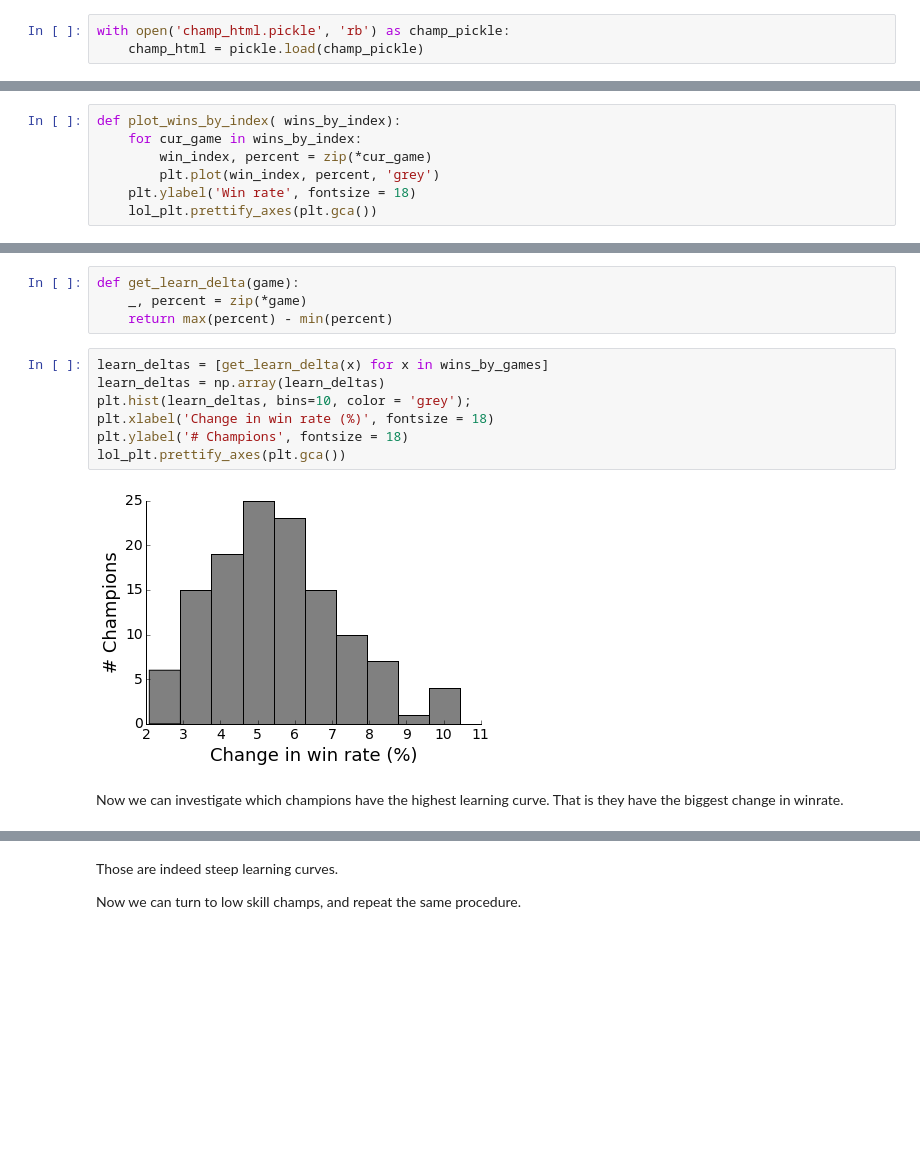
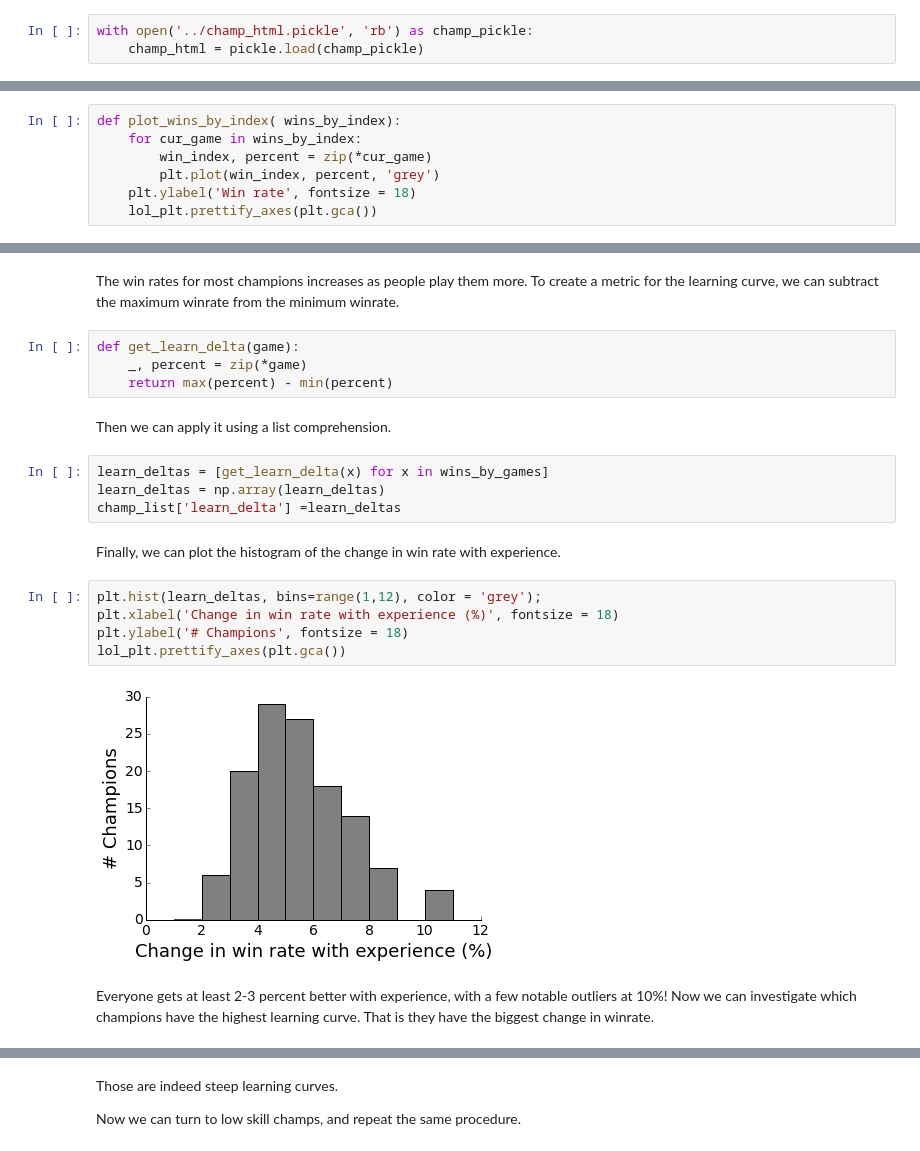
Before and after one commit to map222/lolML, a Jupyter notebook: notebooks/Champion skill.ipynb, the cells around one changed output, grey strips where cells are left out. Cells and saved outputs as stored; diff of their text form; blank space fills up the shorter version.

```diff
--- a/notebooks/Champion skill.ipynb
+++ b/notebooks/Champion skill.ipynb
@@ -33,7 +37,7 @@ To save time (and League of Graph's bandwidth), you can save the html to your co
 with open('champ_html.pickle', 'wb') as champ_pickle:
     pickle.dump(champ_html, champ_pickle)
 # %%
-with open('champ_html.pickle', 'rb') as champ_pickle:
+with open('../champ_html.pickle', 'rb') as champ_pickle:
     champ_html = pickle.load(champ_pickle)
 # %%
 del champ_html[49] # delete kindred
@@ -68,18 +71,26 @@ Most champions increase their winrate as the number of games played increases. T
+# %% [markdown]
+The win rates for most champions increases as people play them more. To create a metric for the learning curve, we can subtract the maximum winrate from the minimum winrate.
 # %%
 def get_learn_delta(game):
     _, percent = zip(*game)
     return max(percent) - min(percent)
+# %% [markdown]
+Then we can apply it using a list comprehension.
+# %%
+learn_deltas = [get_learn_delta(x) for x in wins_by_games]
+learn_deltas = np.array(learn_deltas)
+champ_list['learn_delta'] =learn_deltas
+# %% [markdown]
+Finally,  we can plot the histogram of the change in win rate with experience.
 # %%
-learn_deltas = [get_learn_delta(x) for x in wins_by_games]
-learn_deltas = np.array(learn_deltas)
-plt.hist(learn_deltas, bins=10, color = 'grey');
-plt.xlabel('Change in win rate (%)', fontsize = 18)
+plt.hist(learn_deltas, bins=range(1,12), color = 'grey');
+plt.xlabel('Change in win rate with experience (%)', fontsize = 18)
 plt.ylabel('# Champions', fontsize = 18)
 lol_plt.prettify_axes(plt.gca())
 # %% [output]
-[figure, old version]
+[figure, new version]
 # %% [markdown]
-Now we can investigate which champions have the highest learning curve. That is they have the biggest change in winrate.
+Everyone gets at least 2-3 percent better with experience, with a few notable outliers at 10%! Now we can investigate which champions have the highest learning curve. That is they have the biggest change in winrate.
 # %%
 high_skill_champs = np.where(learn_deltas > 8.5)
 champ_list.iloc[high_skill_champs]
```
Also changed, not shown: parts of 37 cells of this notebook.
